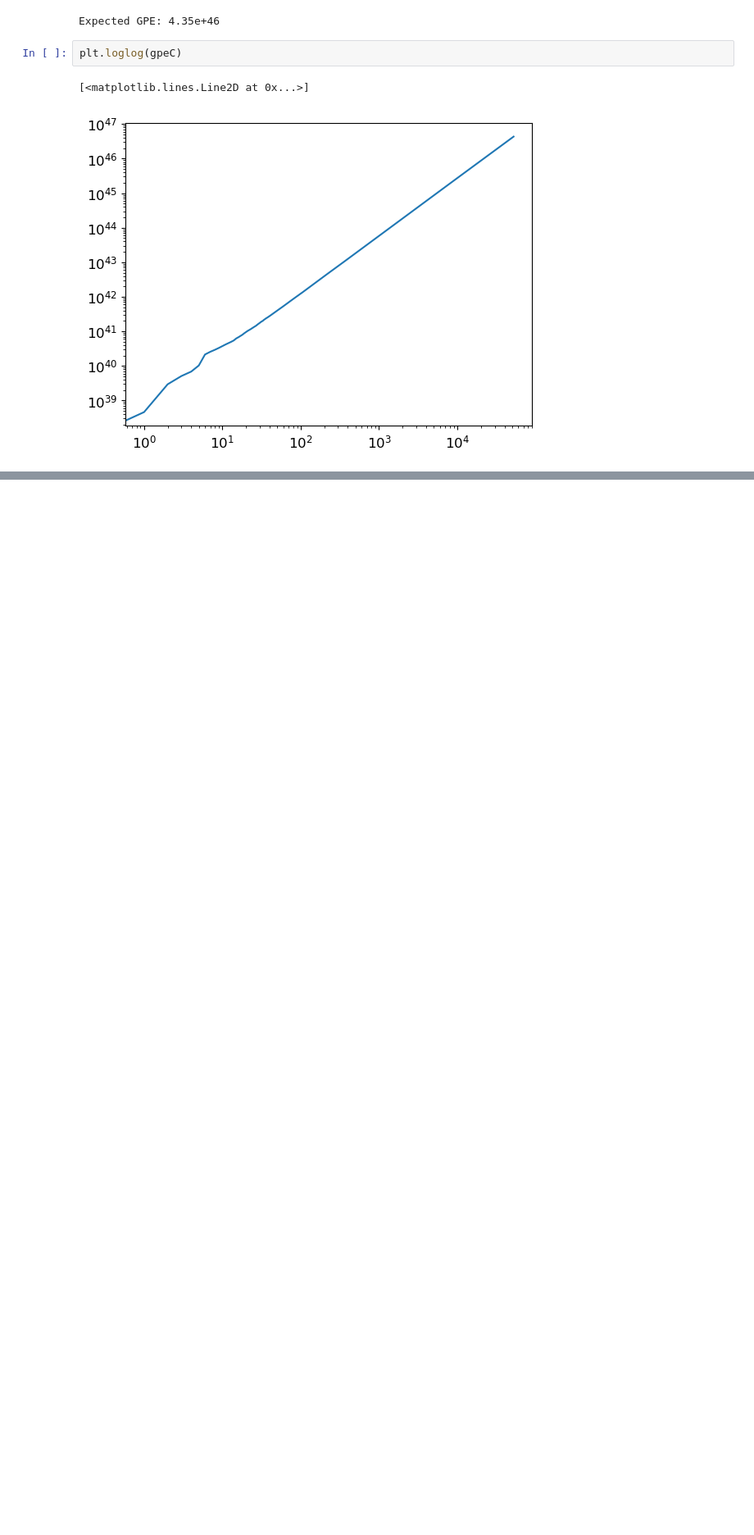
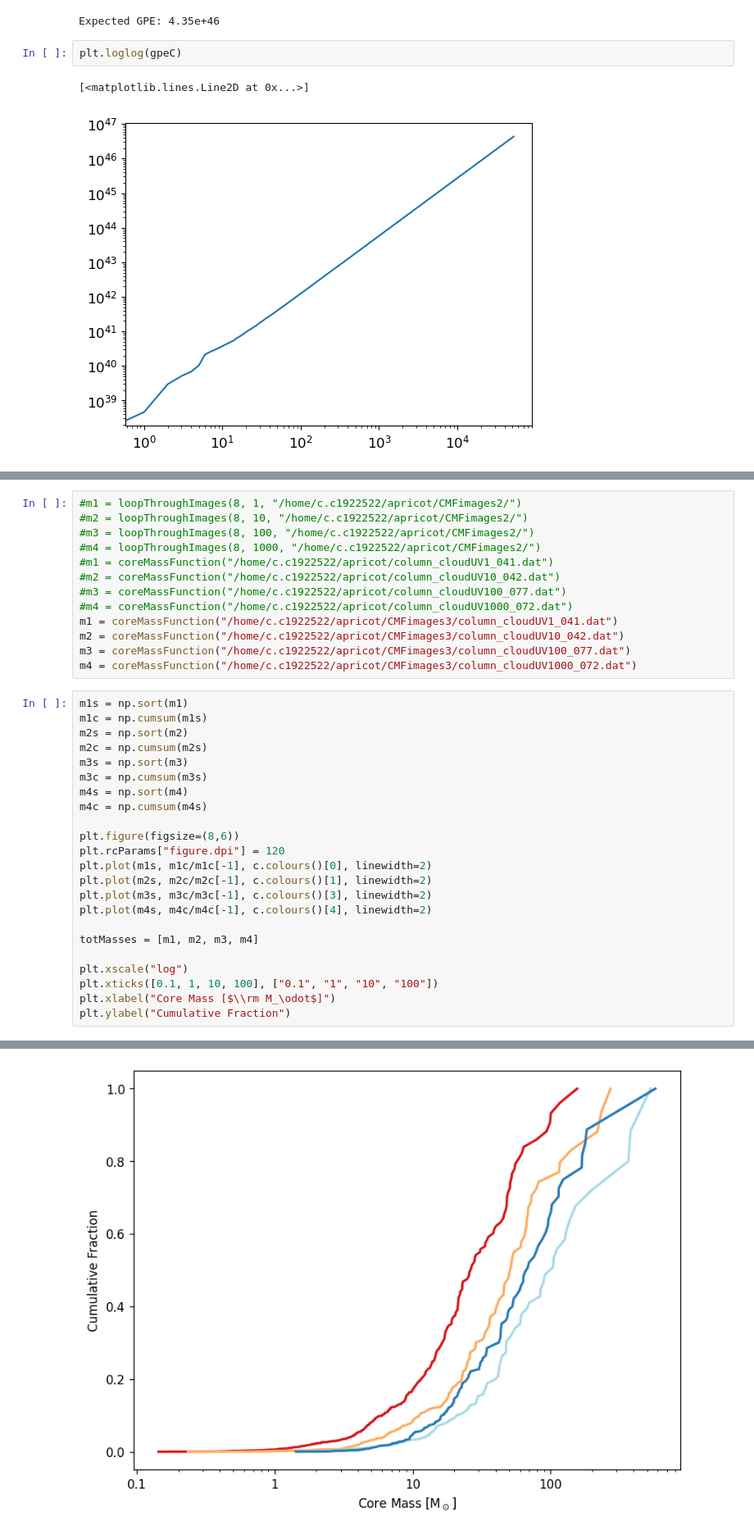
Before and after one commit to clonematthew/stardustCodes, a Jupyter notebook: fragmentation.ipynb, the cells around one changed output, grey strips where cells are left out. Shown at 82% size. Saved outputs shown, nothing was run; the diff lists cells and outputs as text; blank space fills up the shorter version.

```diff
--- a/fragmentation.ipynb
+++ b/fragmentation.ipynb
@@ -209,0 +411,37 @@ plt.loglog(gpeC)
+# %%
+#m1 = loopThroughImages(8, 1, "/home/c.c1922522/apricot/CMFimages2/")
+#m2 = loopThroughImages(8, 10, "/home/c.c1922522/apricot/CMFimages2/")
+#m3 = loopThroughImages(8, 100, "/home/c.c1922522/apricot/CMFimages2/")
+#m4 = loopThroughImages(8, 1000, "/home/c.c1922522/apricot/CMFimages2/")
+#m1 = coreMassFunction("/home/c.c1922522/apricot/column_cloudUV1_041.dat")
+#m2 = coreMassFunction("/home/c.c1922522/apricot/column_cloudUV10_042.dat")
+#m3 = coreMassFunction("/home/c.c1922522/apricot/column_cloudUV100_077.dat")
+#m4 = coreMassFunction("/home/c.c1922522/apricot/column_cloudUV1000_072.dat")
+m1 = coreMassFunction("/home/c.c1922522/apricot/CMFimages3/column_cloudUV1_041.dat")
+m2 = coreMassFunction("/home/c.c1922522/apricot/CMFimages3/column_cloudUV10_042.dat")
+m3 = coreMassFunction("/home/c.c1922522/apricot/CMFimages3/column_cloudUV100_077.dat")
+m4 = coreMassFunction("/home/c.c1922522/apricot/CMFimages3/column_cloudUV1000_072.dat")
+# %%
+m1s = np.sort(m1)
+m1c = np.cumsum(m1s)
+m2s = np.sort(m2)
+m2c = np.cumsum(m2s)
+m3s = np.sort(m3)
+m3c = np.cumsum(m3s)
+m4s = np.sort(m4)
+m4c = np.cumsum(m4s)
+
+plt.figure(figsize=(8,6))
+plt.rcParams["figure.dpi"] = 120
+plt.plot(m1s, m1c/m1c[-1], c.colours()[0], linewidth=2)
+plt.plot(m2s, m2c/m2c[-1], c.colours()[1], linewidth=2)
+plt.plot(m3s, m3c/m3c[-1], c.colours()[3], linewidth=2)
+plt.plot(m4s, m4c/m4c[-1], c.colours()[4], linewidth=2)
+
+totMasses = [m1, m2, m3, m4]
+
+plt.xscale("log")
+plt.xticks([0.1, 1, 10, 100], ["0.1", "1", "10", "100"])
+plt.xlabel("Core Mass [$\\rm M_\odot$]")
+plt.ylabel("Cumulative Fraction")
+# %% [output]
@@ -209,0 +449 @@ plt.loglog(gpeC)
+[figure, added]
```
Also changed, not shown: parts of 35 cells of this notebook, 2 other files.
